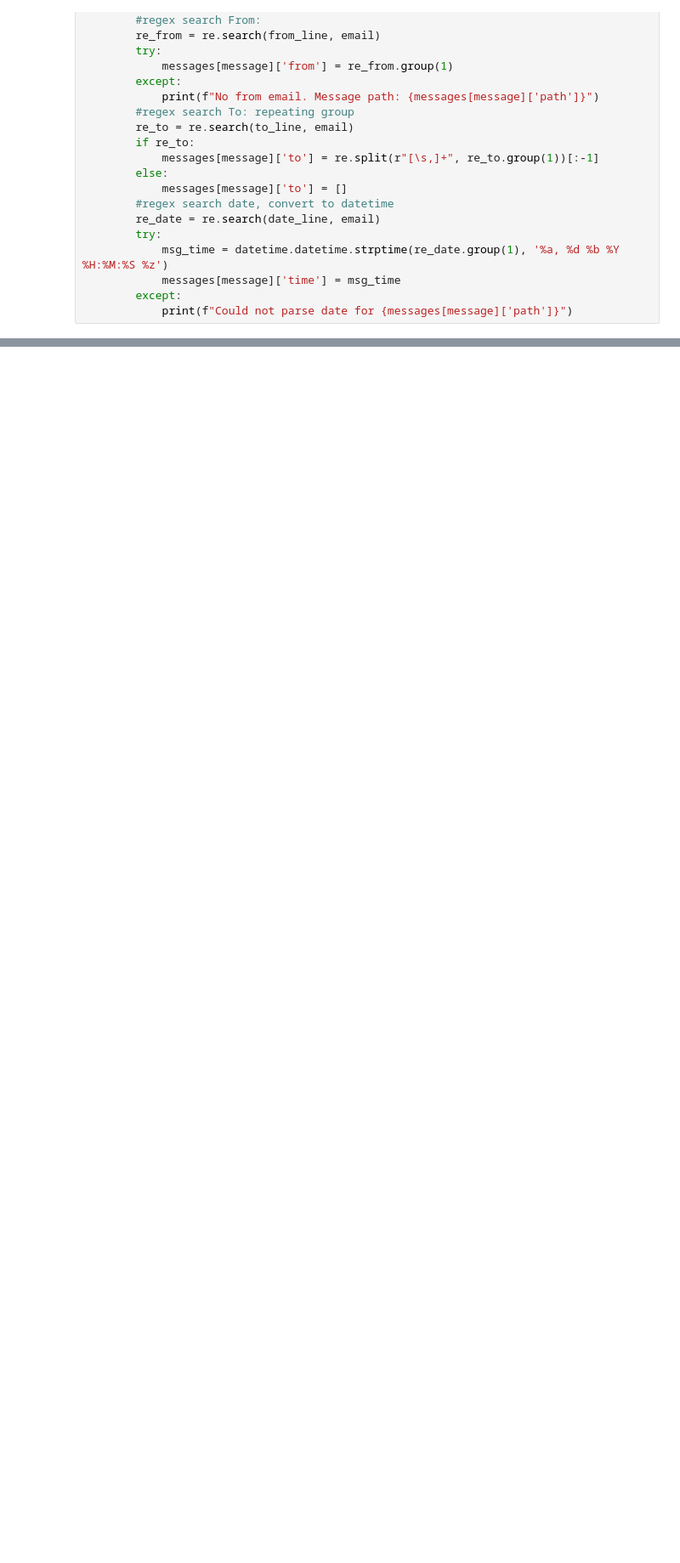
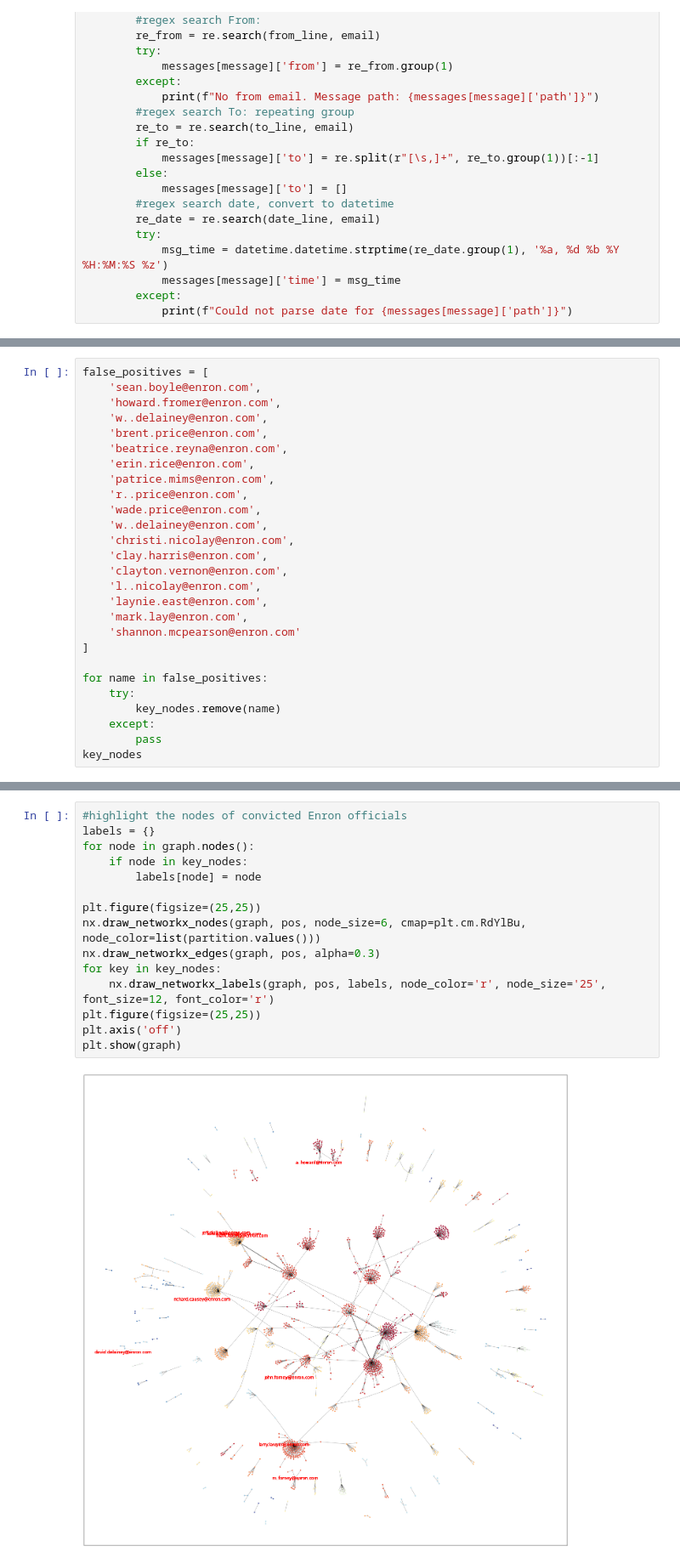
Before and after one commit to cyfirgit/applications, a Jupyter notebook: enron/network_analysis.ipynb, the cells around one changed output, grey strips where cells are left out. Shown at 85% size. Drawn from its saved outputs; the diff is of its cells as text; blank space fills up the shorter version.

```diff
--- a/enron/network_analysis.ipynb
+++ b/enron/network_analysis.ipynb
@@ -80,0 +334,27 @@ pprint.pprint(errors)
+# %%
+false_positives = [
+    'sean.boyle@enron.com',
+    'howard.fromer@enron.com',
+    'w..delainey@enron.com',
+    'brent.price@enron.com',
+    'beatrice.reyna@enron.com',
+    'erin.rice@enron.com',
+    'patrice.mims@enron.com',
+    'r..price@enron.com',
+    'wade.price@enron.com',
+    'w..delainey@enron.com',
+    'christi.nicolay@enron.com',
+    'clay.harris@enron.com',
+    'clayton.vernon@enron.com',
+    'l..nicolay@enron.com',
+    'laynie.east@enron.com',
+    'mark.lay@enron.com',
+    'shannon.mcpearson@enron.com'
+]
+
+for name in false_positives:
+    try:
+        key_nodes.remove(name)
+    except:
+        pass
+key_nodes
@@ -80,0 +371,17 @@ pprint.pprint(errors)
+# %%
+#highlight the nodes of convicted Enron officials
+labels = {}
+for node in graph.nodes():
+    if node in key_nodes:
+        labels[node] = node
+
+plt.figure(figsize=(25,25))
+nx.draw_networkx_nodes(graph, pos, node_size=6, cmap=plt.cm.RdYlBu, node_color=list(partition.values()))
+nx.draw_networkx_edges(graph, pos, alpha=0.3)
+for key in key_nodes:
+    nx.draw_networkx_labels(graph, pos, labels, node_color='r', node_size='25', font_size=12, font_color='r')
+plt.figure(figsize=(25,25))
+plt.axis('off')
+plt.show(graph)
+# %% [output]
+[figure, added]
```
Also changed, not shown: parts of 20 cells of this notebook.
